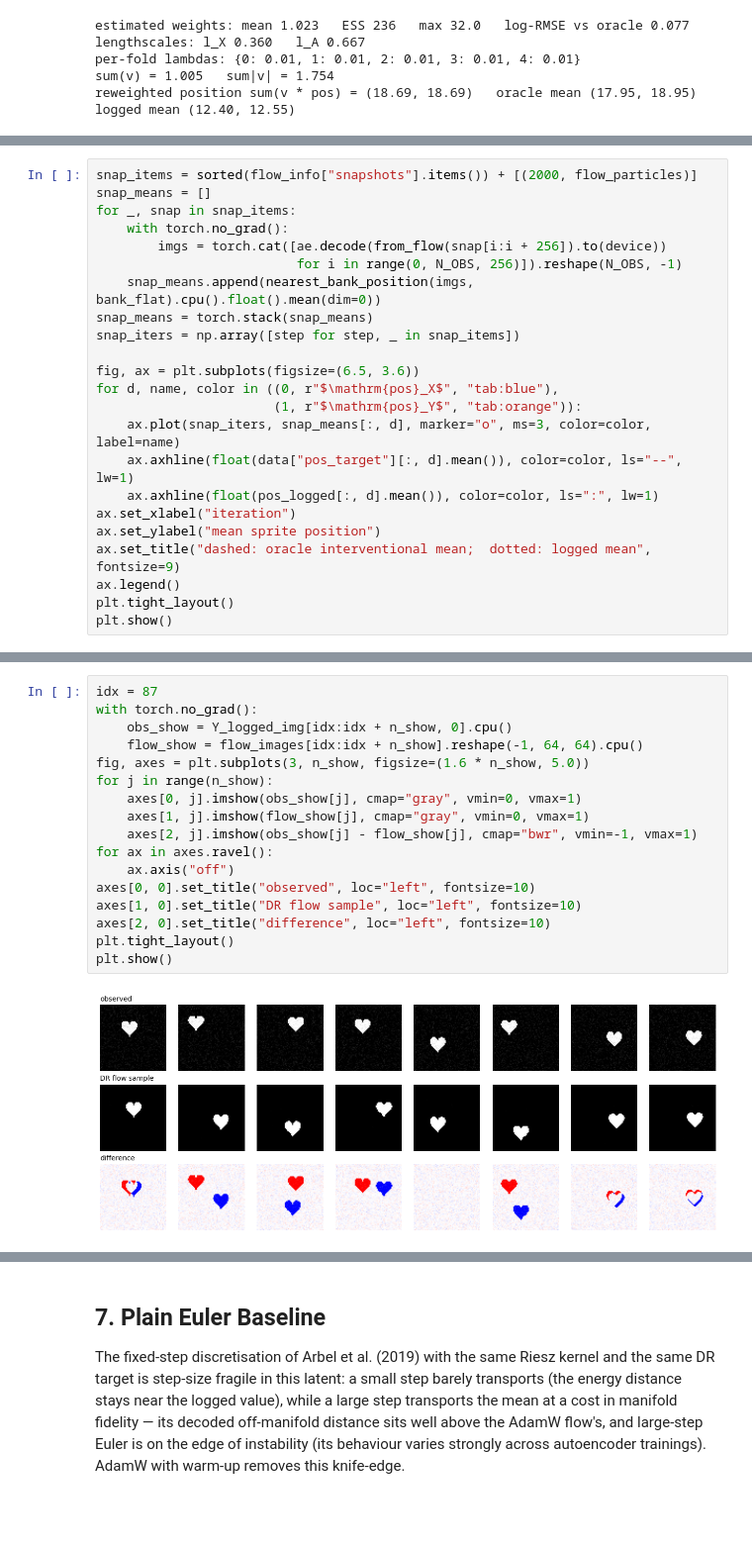
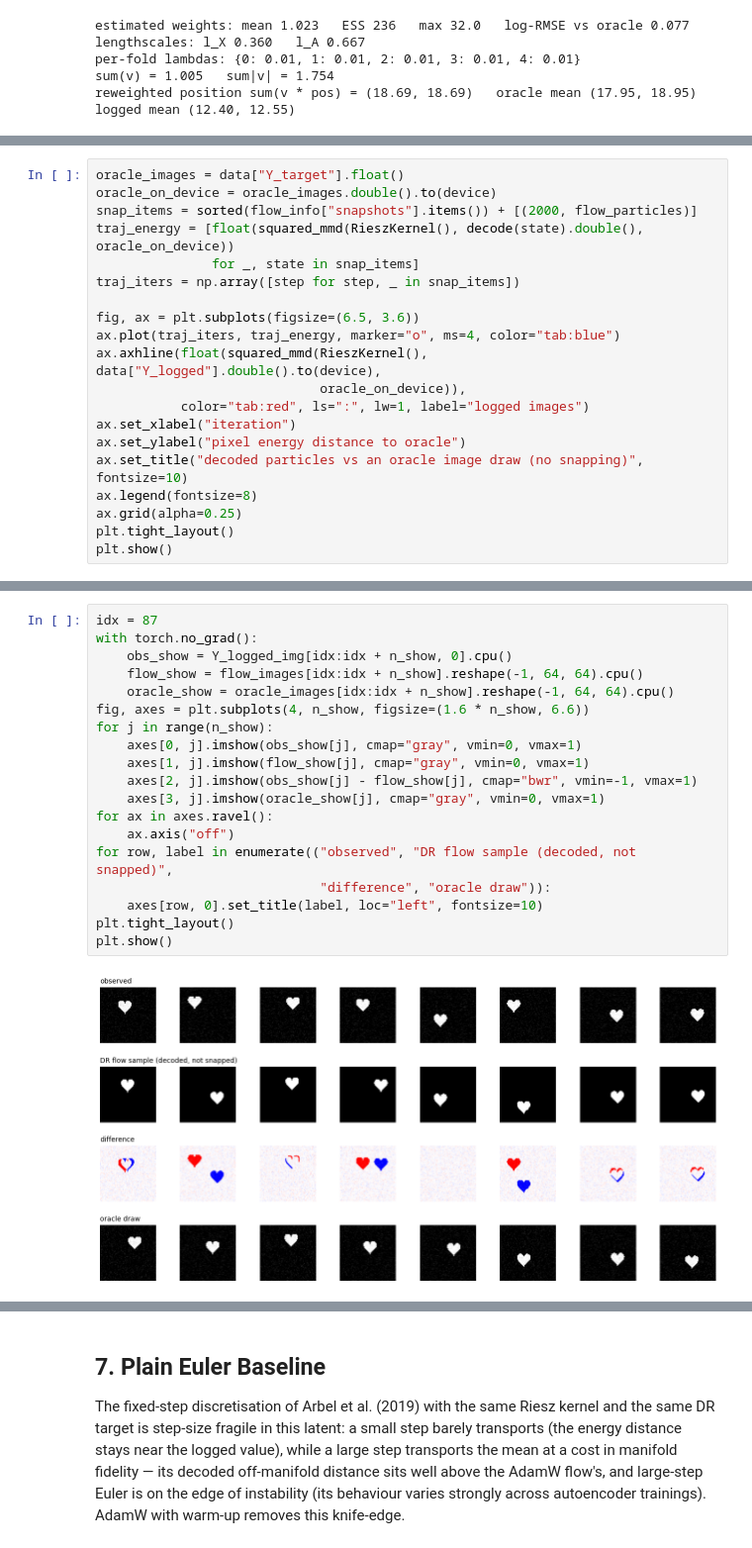
Before and after one commit to BariscanBozkurt/Interventional-MMD-Flow-Sampling, a Jupyter notebook: NotebookExamples/Interventional_MMD_Flow/dSprites_Continuous_Action_CrossFit_DR_Riesz_MMD_Flow_AdamW.ipynb, the cells around one changed output, grey strips where cells are left out. Shown at 99% size. Saved outputs shown, nothing was run; the diff lists cells and outputs as text; blank space fills up the shorter version.

Commit message:
pixel level

```diff
--- a/NotebookExamples/Interventional_MMD_Flow/dSprites_Continuous_Action_CrossFit_DR_Riesz_MMD_Flow_AdamW.ipynb
+++ b/NotebookExamples/Interventional_MMD_Flow/dSprites_Continuous_Action_CrossFit_DR_Riesz_MMD_Flow_AdamW.ipynb
@@ -307,24 +300,21 @@ by the target policy.
 # %%
+oracle_images = data["Y_target"].float()
+oracle_on_device = oracle_images.double().to(device)
 snap_items = sorted(flow_info["snapshots"].items()) + [(2000, flow_particles)]
-snap_means = []
-for _, snap in snap_items:
-    with torch.no_grad():
-        imgs = torch.cat([ae.decode(from_flow(snap[i:i + 256]).to(device))
-                          for i in range(0, N_OBS, 256)]).reshape(N_OBS, -1)
-    snap_means.append(nearest_bank_position(imgs, bank_flat).cpu().float().mean(dim=0))
-snap_means = torch.stack(snap_means)
-snap_iters = np.array([step for step, _ in snap_items])
+traj_energy = [float(squared_mmd(RieszKernel(), decode(state).double(), oracle_on_device))
+               for _, state in snap_items]
+traj_iters = np.array([step for step, _ in snap_items])
 
 fig, ax = plt.subplots(figsize=(6.5, 3.6))
-for d, name, color in ((0, r"$\mathrm{pos}_X$", "tab:blue"),
-                       (1, r"$\mathrm{pos}_Y$", "tab:orange")):
-    ax.plot(snap_iters, snap_means[:, d], marker="o", ms=3, color=color, label=name)
-    ax.axhline(float(data["pos_target"][:, d].mean()), color=color, ls="--", lw=1)
-    ax.axhline(float(pos_logged[:, d].mean()), color=color, ls=":", lw=1)
+ax.plot(traj_iters, traj_energy, marker="o", ms=4, color="tab:blue")
+ax.axhline(float(squared_mmd(RieszKernel(), data["Y_logged"].double().to(device),
+                             oracle_on_device)),
+           color="tab:red", ls=":", lw=1, label="logged images")
 ax.set_xlabel("iteration")
-ax.set_ylabel("mean sprite position")
-ax.set_title("dashed: oracle interventional mean;  dotted: logged mean", fontsize=9)
-ax.legend()
+ax.set_ylabel("pixel energy distance to oracle")
+ax.set_title("decoded particles vs an oracle image draw (no snapping)", fontsize=10)
+ax.legend(fontsize=8)
+ax.grid(alpha=0.25)
 plt.tight_layout()
 plt.show()
 # %% [output]
@@ -332,20 +322,22 @@ plt.show()
 # %%
 idx = 87
 with torch.no_grad():
     obs_show = Y_logged_img[idx:idx + n_show, 0].cpu()
     flow_show = flow_images[idx:idx + n_show].reshape(-1, 64, 64).cpu()
-fig, axes = plt.subplots(3, n_show, figsize=(1.6 * n_show, 5.0))
+    oracle_show = oracle_images[idx:idx + n_show].reshape(-1, 64, 64).cpu()
+fig, axes = plt.subplots(4, n_show, figsize=(1.6 * n_show, 6.6))
 for j in range(n_show):
     axes[0, j].imshow(obs_show[j], cmap="gray", vmin=0, vmax=1)
     axes[1, j].imshow(flow_show[j], cmap="gray", vmin=0, vmax=1)
     axes[2, j].imshow(obs_show[j] - flow_show[j], cmap="bwr", vmin=-1, vmax=1)
+    axes[3, j].imshow(oracle_show[j], cmap="gray", vmin=0, vmax=1)
 for ax in axes.ravel():
     ax.axis("off")
-axes[0, 0].set_title("observed", loc="left", fontsize=10)
-axes[1, 0].set_title("DR flow sample", loc="left", fontsize=10)
-axes[2, 0].set_title("difference", loc="left", fontsize=10)
+for row, label in enumerate(("observed", "DR flow sample (decoded, not snapped)",
+                             "difference", "oracle draw")):
+    axes[row, 0].set_title(label, loc="left", fontsize=10)
 plt.tight_layout()
 plt.show()
 # %% [output]
-[figure, old version]
+[figure, new version]
 # %% [markdown]
```
Also changed, not shown: parts of 11 cells of this notebook, 9 other files.
